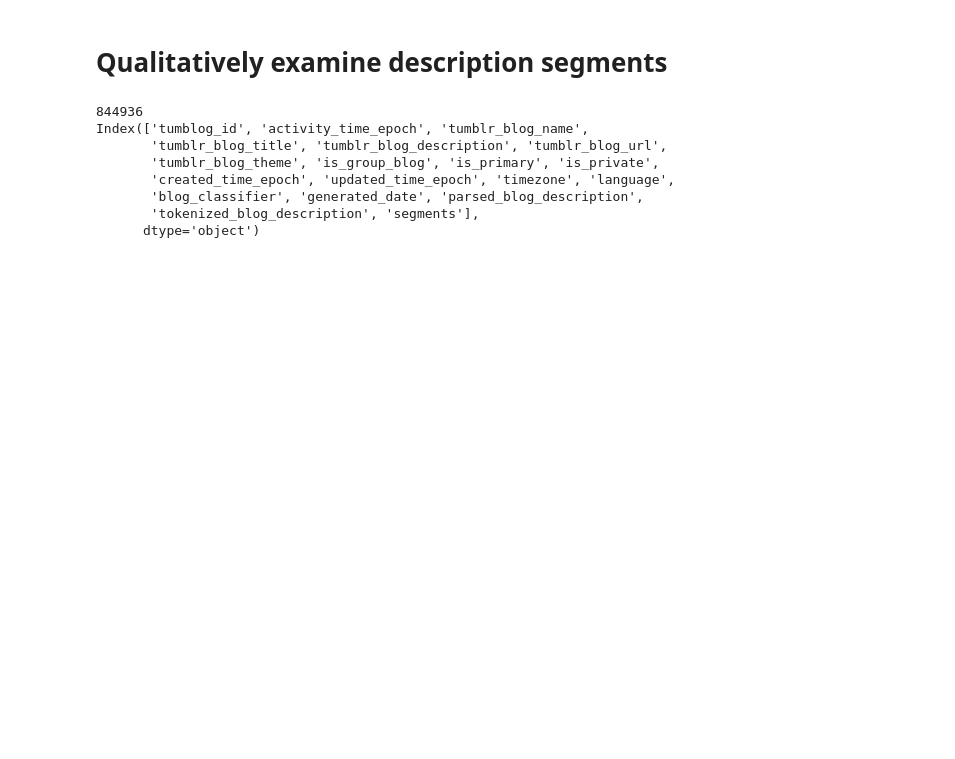
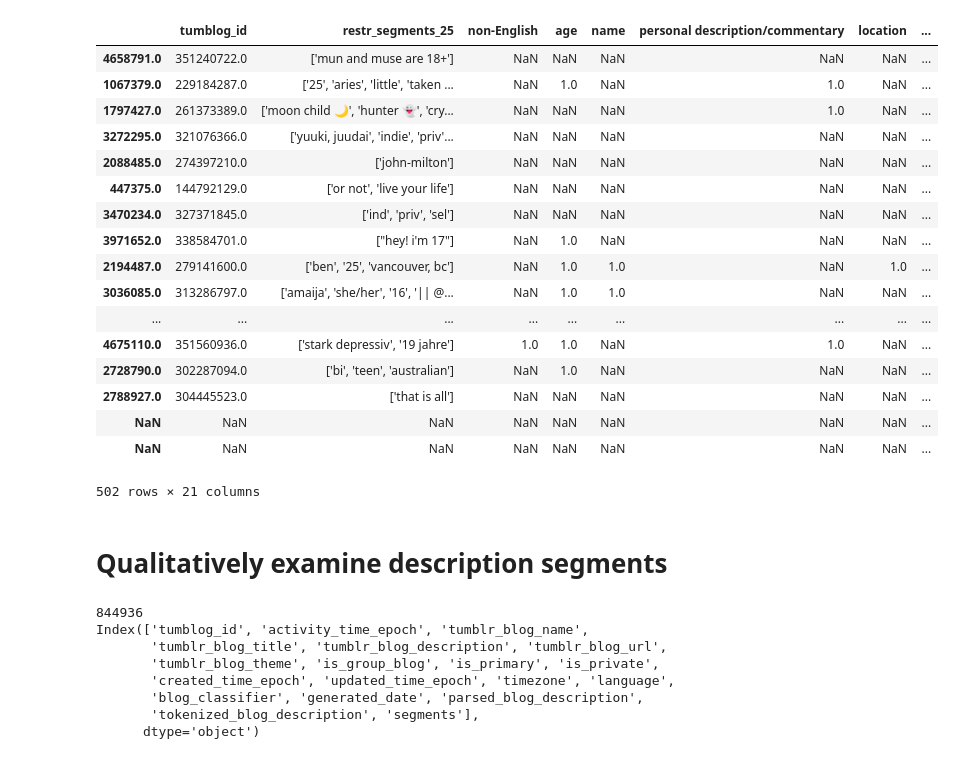
Before and after one commit to michaelmilleryoder/tumblr-scripts, a Jupyter notebook: jupyter/blog_descriptions_experiments.ipynb, the cells around one changed output. Saved outputs shown, nothing was run; the diff lists cells and outputs as text; code cells hidden in the pictures; blank space fills up the shorter version.

Commit message:
Preprocessing descriptions update

```diff
--- a/jupyter/blog_descriptions_experiments.ipynb
+++ b/jupyter/blog_descriptions_experiments.ipynb
@@ -24,0 +27,9 @@ from pprint import pprint
+# %%
+# Load labeled data
+split = {'train500': None, 'dev100': None}
+for s in split:
+    split[s] = pd.read_csv(f'/usr0/home/mamille2/tumblr/data/list_descriptions_{s}.csv', index_col=0)
+# %%
+split['train500'].loc[3047905, 'gender'] = np.nan
+split['train500'].loc[3047905, 'sexual orientation'] = 1
+split['train500'].loc[3047905]
@@ -24,0 +59,21 @@ from pprint import pprint
+# %%
+split['train500']
+# %% [output]
+|  | tumblog_id | restr_segments_25 | non-English | age | name | personal description/commentary | location | ... |
+| 4658791.0 | 351240722.0 | ['mun and muse are 18+'] | NaN | NaN | NaN | NaN | NaN | ... |
+| 1067379.0 | 229184287.0 | ['25', 'aries', 'little', 'taken ... | NaN | 1.0 | NaN | 1.0 | NaN | ... |
+| 1797427.0 | 261373389.0 | ['moon child 🌙', 'hunter 👻', 'cry... | NaN | NaN | NaN | 1.0 | NaN | ... |
+| 3272295.0 | 321076366.0 | ['yuuki, juudai', 'indie', 'priv'... | NaN | NaN | NaN | NaN | NaN | ... |
+| 2088485.0 | 274397210.0 | ['john-milton'] | NaN | NaN | NaN | NaN | NaN | ... |
+| 447375.0 | 144792129.0 | ['or not', 'live your life'] | NaN | NaN | NaN | NaN | NaN | ... |
+| 3470234.0 | 327371845.0 | ['ind', 'priv', 'sel'] | NaN | NaN | NaN | NaN | NaN | ... |
+| 3971652.0 | 338584701.0 | ["hey! i'm 17"] | NaN | 1.0 | NaN | NaN | NaN | ... |
+| 2194487.0 | 279141600.0 | ['ben', '25', 'vancouver, bc'] | NaN | 1.0 | 1.0 | NaN | 1.0 | ... |
+| 3036085.0 | 313286797.0 | ['amaija', 'she/her', '16', '|| @... | NaN | 1.0 | 1.0 | NaN | NaN | ... |
+| ... | ... | ... | ... | ... | ... | ... | ... | ... |
+| 4675110.0 | 351560936.0 | ['stark depressiv', '19 jahre'] | 1.0 | 1.0 | NaN | 1.0 | NaN | ... |
+| 2728790.0 | 302287094.0 | ['bi', 'teen', 'australian'] | NaN | 1.0 | NaN | NaN | NaN | ... |
+| 2788927.0 | 304445523.0 | ['that is all'] | NaN | NaN | NaN | NaN | NaN | ... |
+| NaN | NaN | NaN | NaN | NaN | NaN | NaN | NaN | ... |
+| NaN | NaN | NaN | NaN | NaN | NaN | NaN | NaN | ... |
+502 rows × 21 columns
```
Also changed, not shown: parts of 4 cells of this notebook, 3 other files.
